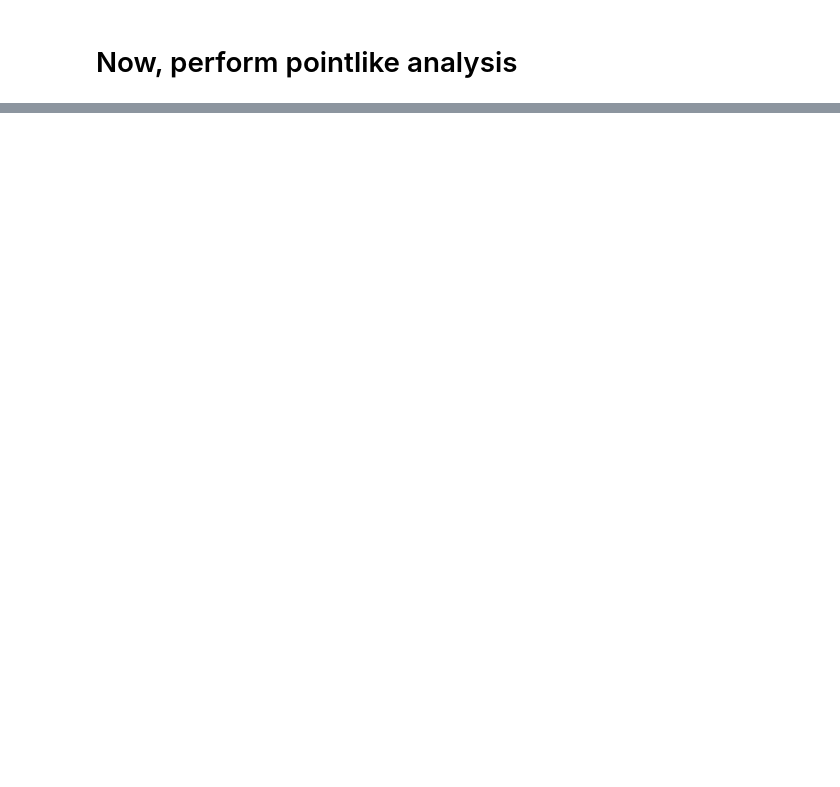
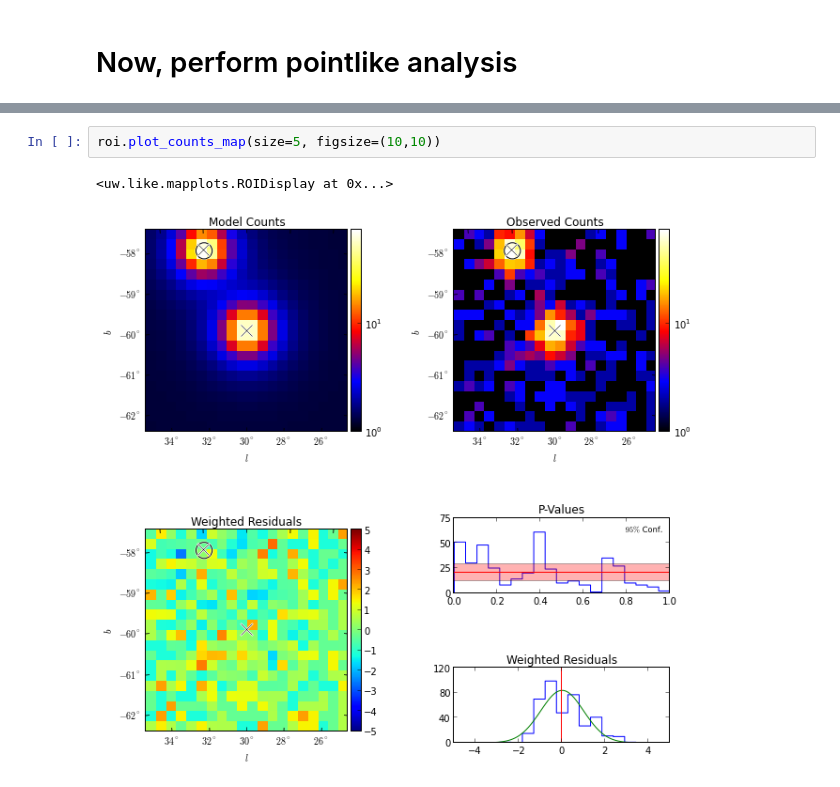
Before and after one commit to joshualande/PhD-Work, a Jupyter notebook: ipython/05-05-2013 - pointlike for maximum-likelihood analysis of LAT data.ipynb, the cells around one changed output, grey strips where cells are left out. Saved outputs shown, nothing was run; the diff lists cells and outputs as text; blank space fills up the shorter version.

```diff
--- a/ipython/05-05-2013 - pointlike for maximum-likelihood analysis of LAT data.ipynb
+++ b/ipython/05-05-2013 - pointlike for maximum-likelihood analysis of LAT data.ipynb
@@ -144,0 +240,5 @@ roi.print_summary()
+# %%
+roi.plot_counts_map(size=5, figsize=(10,10))
+# %% [output]
+<uw.like.mapplots.ROIDisplay at 0x...>
+[figure, added]
```
Also changed, not shown: parts of 23 cells of this notebook, 1 other file.
